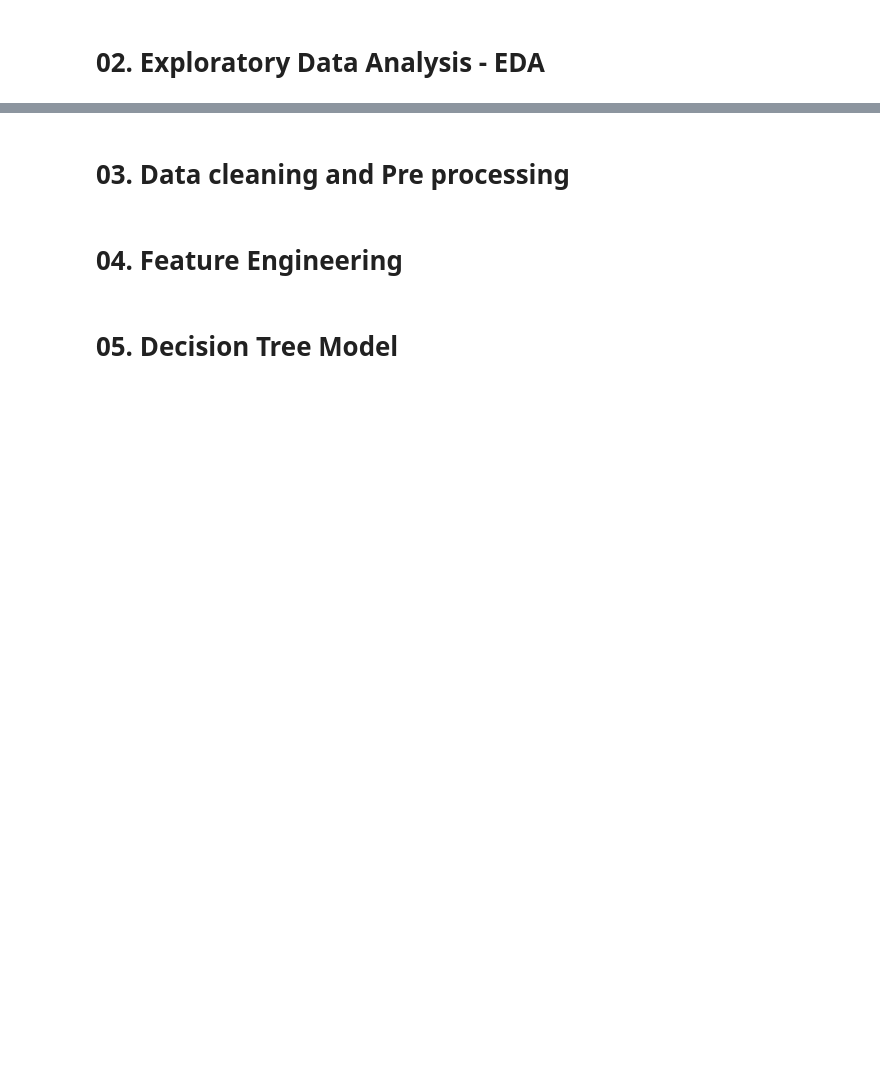
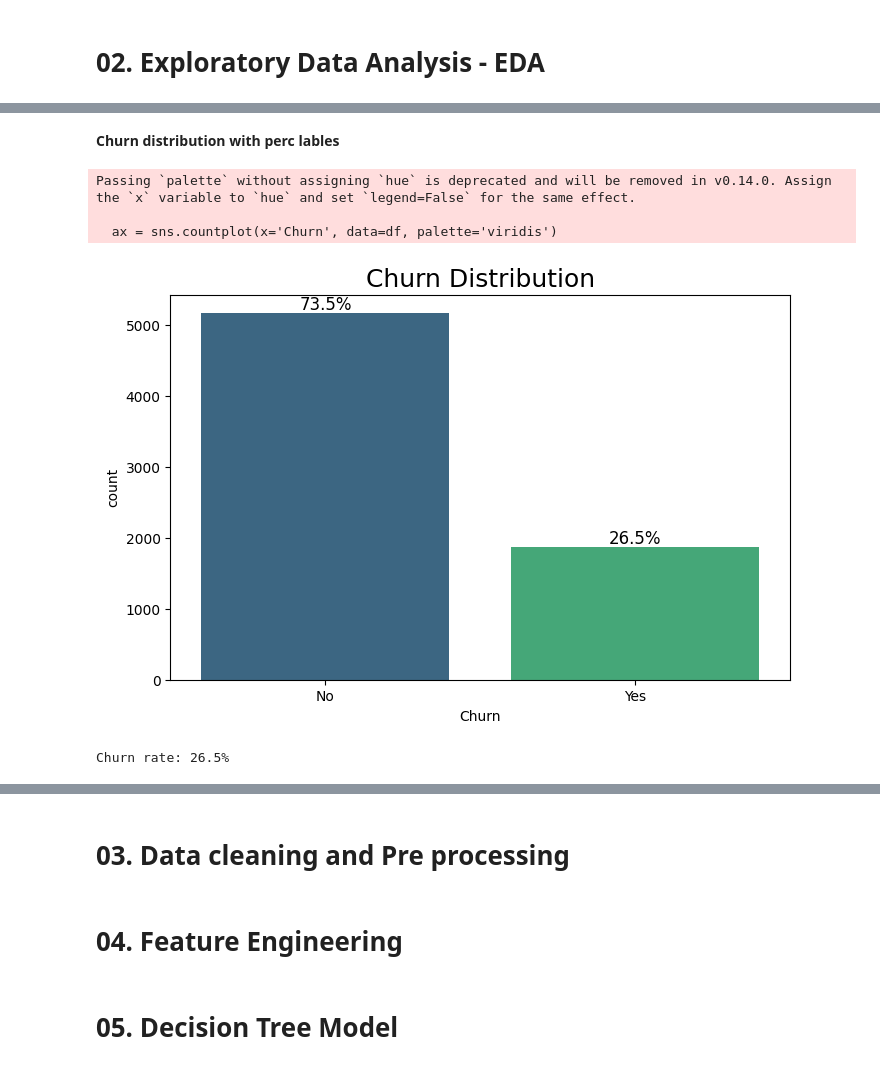
Before and after one commit to Dinu-Nimnara/CM2604_CW_2425587, a Jupyter notebook: CM1604_CW_2425587.ipynb, the cells around one changed output, grey strips where cells are left out. Cells and saved outputs as stored; diff of their text form; code cells hidden in the pictures; blank space fills up the shorter version.

Commit message:
Updating section data overview, handling totalcharges data column Adding section EDA

```diff
--- a/CM1604_CW_2425587.ipynb
+++ b/CM1604_CW_2425587.ipynb
@@ -85,0 +198,15 @@ dtype: int64
+# %%
+
+print("Fixing TotalCharges (11 hidden blank values)...")
+
+# Before status
+print(f"Before → dtype: {df['TotalCharges'].dtype}")
+print(f"Blank strings found: {(df['TotalCharges'] == ' ').sum()}")
+
+# Fix
+df['TotalCharges'] = pd.to_numeric(df['TotalCharges'], errors='coerce')        # " " → NaN
+df['TotalCharges'].fillna(df['MonthlyCharges'] * df['tenure'], inplace=True)   # smart imputation
+
+# After status
+print(f"After  → dtype: {df['TotalCharges'].dtype}")
+print(f"Final missing values: {df['TotalCharges'].isna().sum()}")
@@ -87,0 +239,19 @@ dtype: int64
+# %% [markdown]
+**Churn distribution with perc lables**
+# %%
+plt.figure(figsize=(8,5))
+ax = sns.countplot(x='Churn', data=df, palette='viridis')
+plt.title('Churn Distribution', fontsize=18)
+for p in ax.patches:
+    percentage = f'{100 * p.get_height() / len(df):.1f}%'
+    ax.annotate(percentage, (p.get_x() + p.get_width()/2., p.get_height()),
+                ha='center', va='bottom', fontsize=12)
+plt.show()
+
+print(f"Churn rate: {df['Churn'].value_counts(normalize=True)['Yes']*100:.1f}%")
+# %% [output]
+Passing `palette` without assigning `hue` is deprecated and will be removed in v0.14.0. Assign the `x` variable to `hue` and set `legend=False` for the same effect.
+
+  ax = sns.countplot(x='Churn', data=df, palette='viridis')
+[figure, added]
+Churn rate: 26.5%
```
Also changed, not shown: parts of 29 cells of this notebook.
